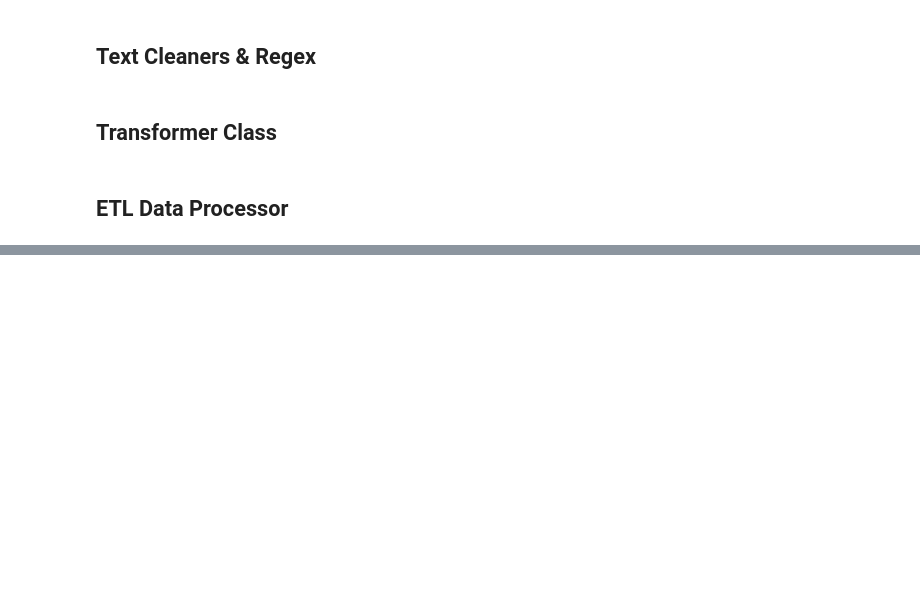
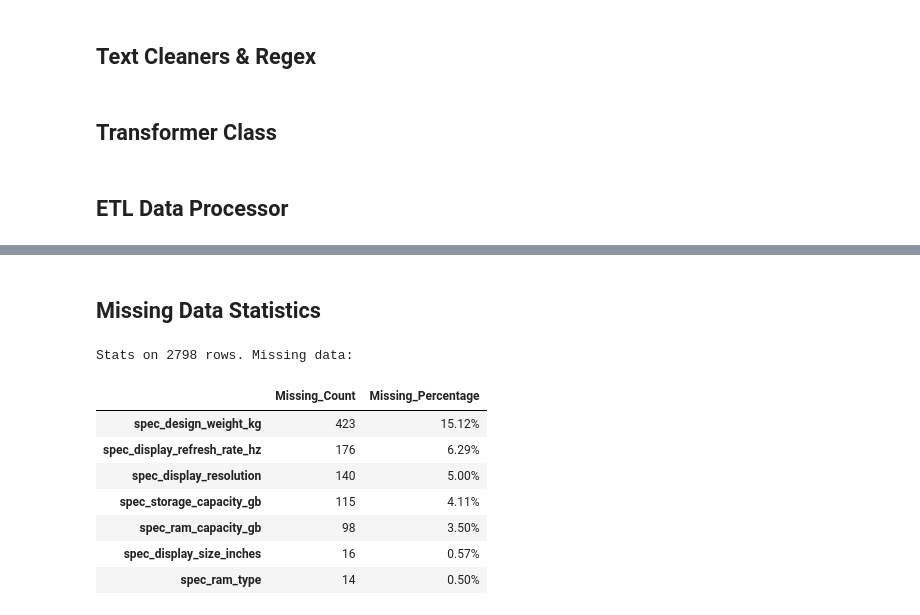
Before and after one commit to ThomasdeCarpio/DV-Lab01, a Jupyter notebook: transformer.ipynb, the cells around one changed output, grey strips where cells are left out. Saved outputs shown, nothing was run; the diff lists cells and outputs as text; code cells hidden in the pictures; blank space fills up the shorter version.

```diff
--- a/transformer.ipynb
+++ b/transformer.ipynb
@@ -18,34 +32,30 @@ Convert messy, nested data from 7 retail websites into a clean, flat table for P
 # %% [markdown]
 ## Data Loading
 # %%
-import json
-import os
-import re
+import json, os, re, statistics
 import pandas as pd
 import unicodedata
 
-# Define the data directory
 DATA_DIR = "data"
 
 def load_json_files(data_dir):
     all_data = []
-    files_processed = 0
-    # Collect all json files starting with 'data_'
-    for filename in os.listdir(data_dir):
-        if filename.startswith('data_') and filename.endswith('.json'):
-            file_path = os.path.join(data_dir, filename)
+    f_count = 0
+    for file in os.listdir(data_dir):
+        if file.startswith('data_') and file.endswith('.json'):
+            path = os.path.join(data_dir, file)
             try:
-                with open(file_path, 'r', encoding='utf-8') as f:
+                with open(path, 'r', encoding='utf-8') as f:
                     data = json.load(f)
                     if isinstance(data, list):
                         all_data.extend(data)
                     else:
                         all_data.append(data)
-                files_processed += 1
+                f_count += 1
             except Exception as e:
-                print(f"Error {filename}: {e}")
-    print(f"Total files: {files_processed}")
-    print(f"Total records: {len(all_data)}")
+                print(f"Err {file}: {e}")
+
+    print(f"Loaded: {len(all_data)} records, {f_count} files")
     return all_data
 
 raw_records = load_json_files(DATA_DIR)
@@ -504,0 +717,27 @@ Processed records: 2798
+# %% [markdown]
+## Missing Data Statistics
+# %%
+import pandas as pd
+
+df = pd.DataFrame(final_data)
+total = len(df)
+
+missing = df.isnull().sum().to_frame('Missing_Count')
+missing['Missing_Percentage'] = (missing['Missing_Count'] / total) * 100
+
+# Filter & sort missing values
+missing = missing[missing['Missing_Count'] > 0].sort_values('Missing_Count', ascending=False)
+missing['Missing_Percentage'] = missing['Missing_Percentage'].apply(lambda x: f"{x:.2f}%")
+
+print(f"Stats on {total} rows. Missing data:")
+missing
+# %% [output]
+Stats on 2798 rows. Missing data:
+|  | Missing_Count | Missing_Percentage |
+| spec_design_weight_kg | 423 | 15.12% |
+| spec_display_refresh_rate_hz | 176 | 6.29% |
+| spec_display_resolution | 140 | 5.00% |
+| spec_storage_capacity_gb | 115 | 4.11% |
+| spec_ram_capacity_gb | 98 | 3.50% |
+| spec_display_size_inches | 16 | 0.57% |
+| spec_ram_type | 14 | 0.50% |
```
Also changed, not shown: parts of 6 cells of this notebook, 2 other files.
